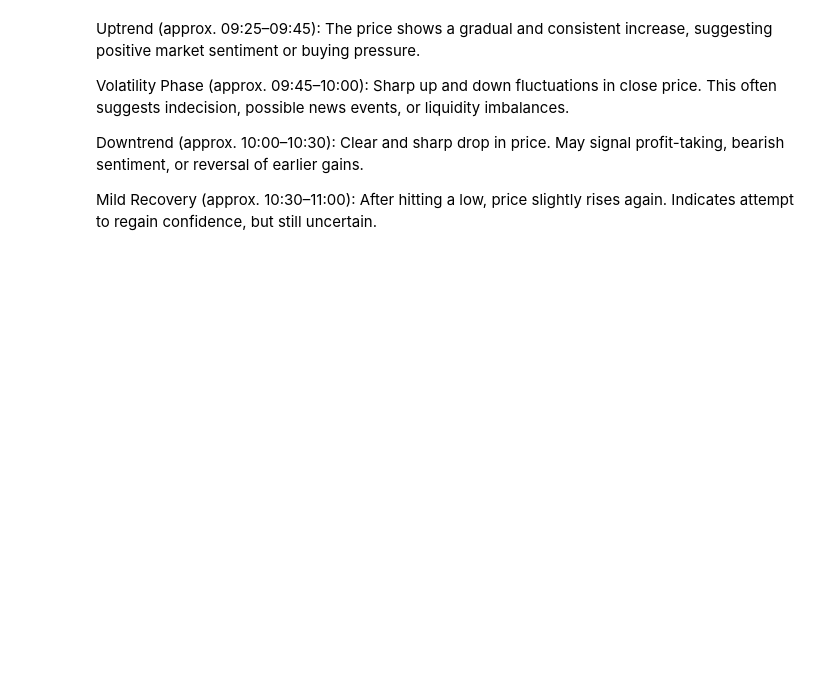
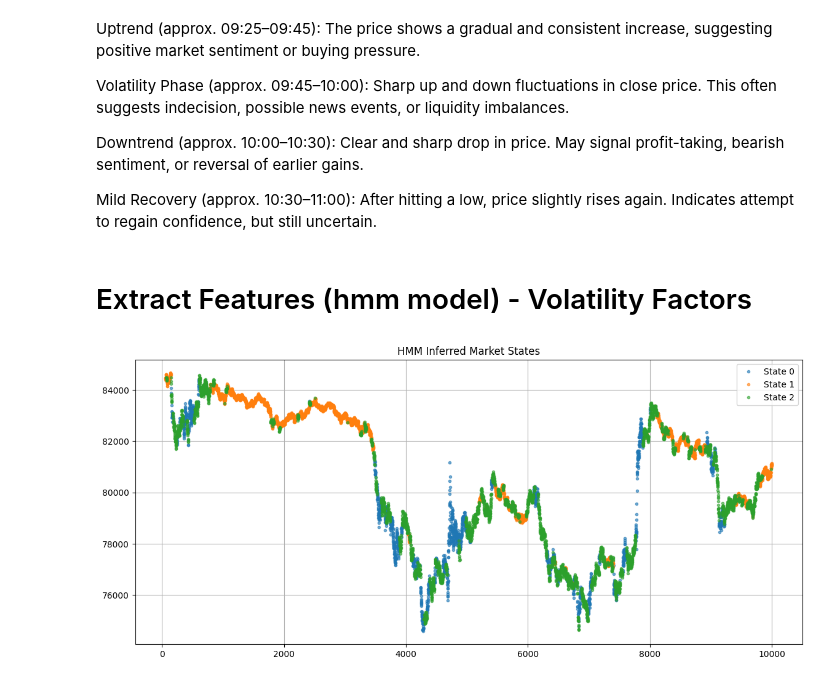
Before and after one commit to peiyulee22/UMHackathon, a Jupyter notebook: mvp.ipynb, the cells around one changed output. Saved outputs shown, nothing was run; the diff lists cells and outputs as text; code cells hidden in the pictures; blank space fills up the shorter version.

```diff
--- a/mvp.ipynb
+++ b/mvp.ipynb
@@ -429,3 +448,53 @@ Downtrend (approx. 10:00–10:30): Clear and sharp drop in price.
 May signal profit-taking, bearish sentiment, or reversal of earlier gains.
 
 Mild Recovery (approx. 10:30–11:00): After hitting a low, price slightly rises again. Indicates attempt to regain confidence, but still uncertain.
+# %% [markdown]
+# Extract Features (hmm model) - Volatility Factors
+# %%
+def extract_features(global_df, window=14):
+    global_df = global_df.copy()
+    global_df['log_return'] = np.log(global_df['close'] / global_df['close'].shift(1))
+    global_df['volatility'] = global_df['log_return'].rolling(window=window).std()
+    global_df['price_range'] = global_df['high'] - global_df['low']
+
+    global_df['ma_trend'] = global_df['close'].rolling(window=60).mean()
+    global_df['trend_signal'] = (global_df['close'] > global_df['ma_trend']).astype(int)
+
+    global_df['log_volume'] = np.log(global_df['volume'] + 1)
+
+    global_df.dropna(inplace=True)
+    return global_df
+
+def train_hmm(global_df, n_states=3):
+    features = ['log_return', 'volatility', 'log_volume', 'price_range']
+    X = global_df[features]
+    scaler = StandardScaler()
+    X_scaled = scaler.fit_transform(X)
+
+    model = GaussianHMM(n_components=n_states, covariance_type="full", n_iter=1000)
+    model.fit(X_scaled)
+
+    hidden_states = model.predict(X_scaled)
+    global_df = global_df.copy()
+    global_df['state'] = hidden_states
+    return model, scaler, global_df
+
+def plot_states(global_df, n_states):
+    plt.figure(figsize=(14, 6))
+    for i in range(n_states):
+        state = global_df[global_df['state'] == i]
+        plt.plot(state.index, state['close'], '.', label=f'State {i}', alpha=0.6)
+    plt.legend()
+    plt.title("HMM Inferred Market States")
+    plt.grid(True)
+    plt.show()
+
+global_df_raw = global_df.copy()
+
+global_df_feat = extract_features(global_df_raw, window=14)
+
+hmm_model, scaler, global_df_result = train_hmm(global_df_feat, n_states=3)
+
+plot_states(global_df_result, n_states=3)
+# %% [output]
+[figure, added]
```
Also changed, not shown: parts of 22 cells of this notebook, 2 other files.
